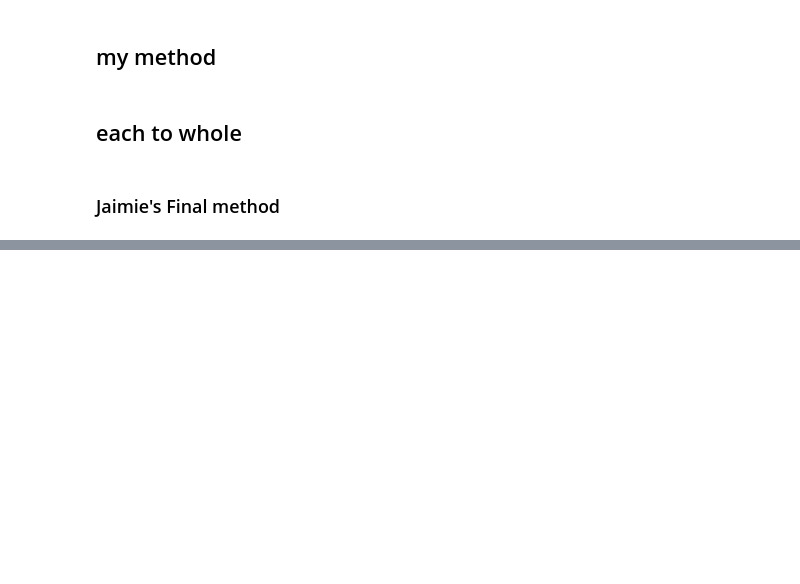
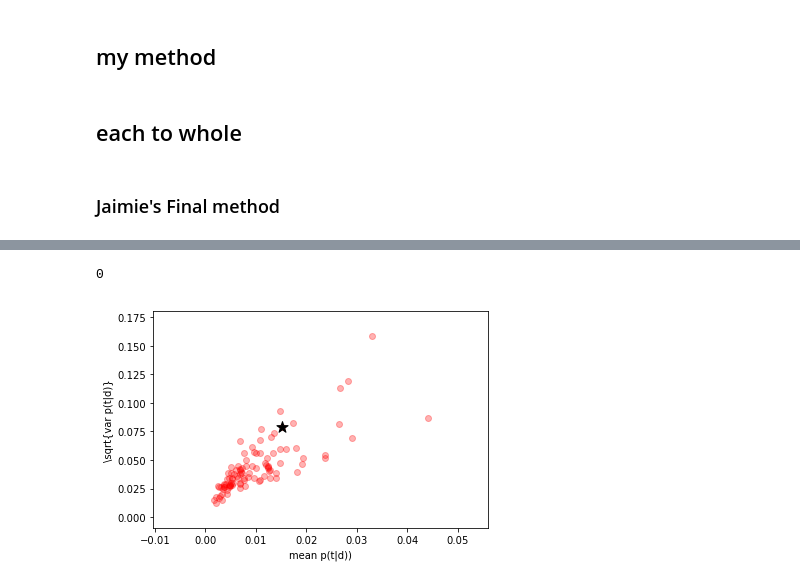
Before and after one commit to luohongliang/kmx, a Jupyter notebook: notebooks/kmx_similarity.ipynb, the cells around one changed output, grey strips where cells are left out. Cells and saved outputs as stored; diff of their text form; code cells hidden in the pictures; blank space fills up the shorter version.

```diff
--- a/notebooks/kmx_similarity.ipynb
+++ b/notebooks/kmx_similarity.ipynb
@@ -236,0 +296,12 @@ viewer.lda
+# %%
+def draw(topic):
+    scatter(p_tds, np.sqrt(p_tds_var), c='r', alpha=0.3)
+    scatter(p_tds[topic], np.sqrt(p_tds_var[topic]), marker='*', s=140, c='k')
+    xlabel("mean p(t|d))")
+    ylabel(r"\sqrt{var p(t|d)}")
+    return 0
+# %%
+draw(10)
+# %% [output]
+0
+[figure, added]
```
Also changed, not shown: parts of 18 cells of this notebook.
